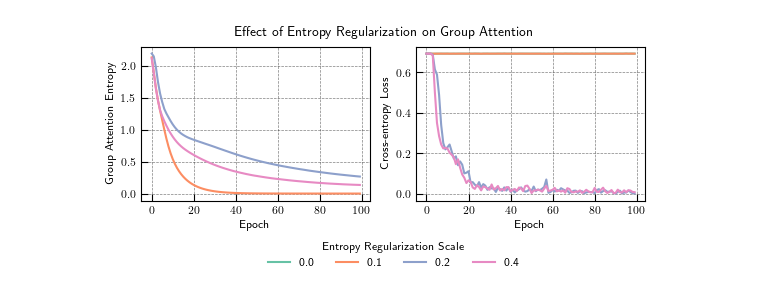
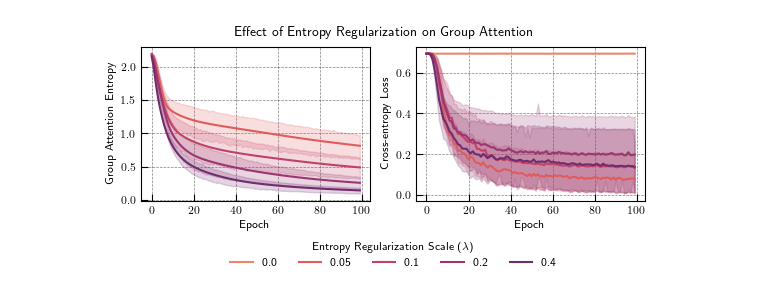
Before and after one commit to Awni00/relational-convolutions, a Jupyter notebook: paper_figures/generate_group_attn_figs.ipynb, the cells around one changed output. Cells and saved outputs as stored; diff of their text form; code cells hidden in the pictures.

Commit message:
updated to add figure generation (which was lost previously)

```diff
--- a/paper_figures/generate_group_attn_figs.ipynb
+++ b/paper_figures/generate_group_attn_figs.ipynb
@@ -68,18 +89,19 @@ group_attn_df['Cross-entropy Loss'] = group_attn_df['epoch/val_loss'] - group_at
 # %%
 fig_data = group_attn_df.copy()
-fig_data = fig_data[fig_data.mdipr_rel_dim == 16]
-fig_data.rename(columns={'epoch/epoch': 'Epoch', 'entropy_reg_scale': 'Entropy Regularization Scale'}, inplace=True)
+fig_data = fig_data[(fig_data.mdipr_rel_dim == 16) & (fig_data['entropy_reg_scale'].isin([0.0, 0.05, 0.1, 0.2, 0.4]))]
+fig_data.rename(columns={'epoch/epoch': 'Epoch', 'entropy_reg_scale': 'Entropy Regularization Scale ($\lambda$)'}, inplace=True)
 
+palette = sns.color_palette('flare', n_colors=5)
 
 fig, (ax1, ax2) = plt.subplots(ncols=2, figsize=(6.5, 2))
-sns.lineplot(x='Epoch', y='Group Attention Entropy', hue='Entropy Regularization Scale', palette=sns.color_palette("Set2", 4),
-    data=fig_data, ax=ax1, legend=False)
-sns.lineplot(x='Epoch', y='Cross-entropy Loss', hue='Entropy Regularization Scale', palette=sns.color_palette("Set2", 4),
+sns.lineplot(x='Epoch', y='Group Attention Entropy', hue='Entropy Regularization Scale ($\lambda$)', palette=palette,
+    data=fig_data, ax=ax1, legend=False) # todo: change err band type? 1 sem?
+sns.lineplot(x='Epoch', y='Cross-entropy Loss', hue='Entropy Regularization Scale ($\lambda$)', palette=palette,
     data=fig_data, ax=ax2)
 # sns.move_legend(ax1, "center right")
-sns.move_legend(ax2, "lower center", ncol=4, bbox_to_anchor=(-0.1, -0.5), frameon=False)
+sns.move_legend(ax2, "lower center", ncol=5, bbox_to_anchor=(-0.1, -0.5), frameon=False)
 fig.suptitle('Effect of Entropy Regularization on Group Attention');
 # %% [output]
-[figure, old version]
+[figure, new version]
 # %%
 # fig.set_tight_layout(True)
```
Also changed, not shown: parts of 4 cells of this notebook.
